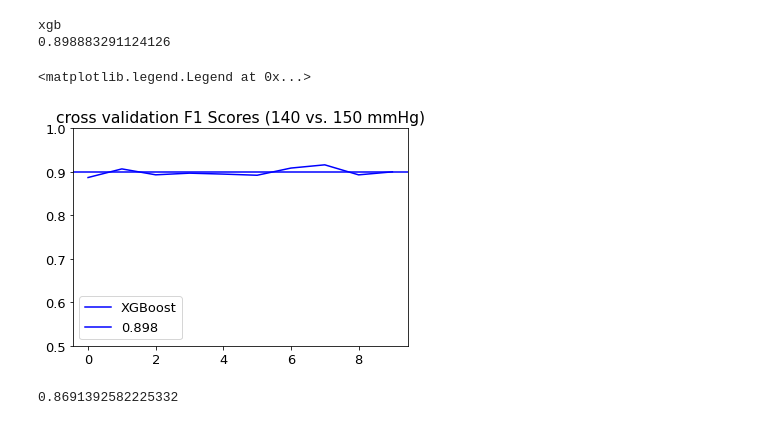
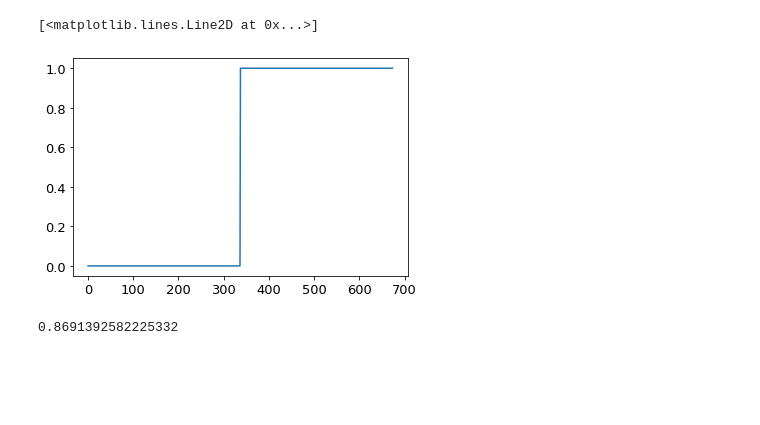
Before and after one commit to Innoversa/subject_variance_analysis, a Jupyter notebook: bin_classification.ipynb, the cells around one changed output. Cells and saved outputs as stored; diff of their text form; code cells hidden in the pictures; blank space fills up the shorter version.

```diff
--- a/bin_classification.ipynb
+++ b/bin_classification.ipynb
@@ -53,0 +111,6 @@ def label_binary_converter(in_x, in_y, bp_type='sbp', in_vals=[140, 150], thre=[
+# %%
+binary_pairs = []
+for a in np.arange(120, 161, 10):
+    for b in np.arange(a, 161, 10):
+        if a != b:
+            binary_pairs.append([a, b])
@@ -54,6 +121,8 @@ def label_binary_converter(in_x, in_y, bp_type='sbp', in_vals=[140, 150], thre=[
 # %%
 X = np.load('X_file.npy')
 y = np.load('y_file.npy')
-X, y = label_binary_converter(in_x=X, in_y=y)
+# X = X[:,-1800:]
+X = np.concatenate((X[:,2100:3000], X[:,-900:]), axis=1)
+mm = MinMaxScaler()
+X = mm.fit_transform(X)
+# X, y = label_binary_converter(in_x=X, in_y=y)
-# %%
-X = X[:,-1800:]
@@ -81,0 +129,8 @@ for model in models_used:
+# %%
+import warnings
+warnings.filterwarnings('ignore')
+for pair in [binary_pairs[-1]]:
+    print(pair)
+    bin_x, bin_y = label_binary_converter(in_x=X, in_y=y, in_vals=pair, balanced_out=True, resample=False)
+    print(bin_x.shape, bin_y.shape)
+    models_used, scores = Binary_Model_Runner(X=bin_x, y=bin_y, label_list=pair, split_size=0.2, resample=False)
@@ -82,15 +145,9 @@ for model in models_used:
 # %%
-plt.title('cross validation F1 Scores (140 vs. 150 mmHg)')
-for model in scores:
-    plt.plot(scores[model], color=colors_used[model], label=model_names[model])
-    plt.axhline(np.mean(scores[model]), color=colors_used[model], label=str(np.mean(scores[model]))[:5])
-    plt.ylim([0.5, 1])
-    print(model)
-    print(np.mean(scores[model]))
-plt.legend()
+# for model in models_used:
+#     scores[model] = cross_val_score(models_used[model], X, y, cv=10, scoring='f1')
+# plt.title(f'cross validation F1 Scores ({label_list[0]} vs. {label_list[1]} mmHg)')
+plt.plot(bin_y)
 # %% [output]
-xgb
-0.898883291124126
+[<matplotlib.lines.Line2D at 0x...>]
-<matplotlib.legend.Legend at 0x...>
-[figure, old version]
+[figure, new version]
 # %%
```
Also changed, not shown: parts of 31 cells of this notebook, 1 other file.
